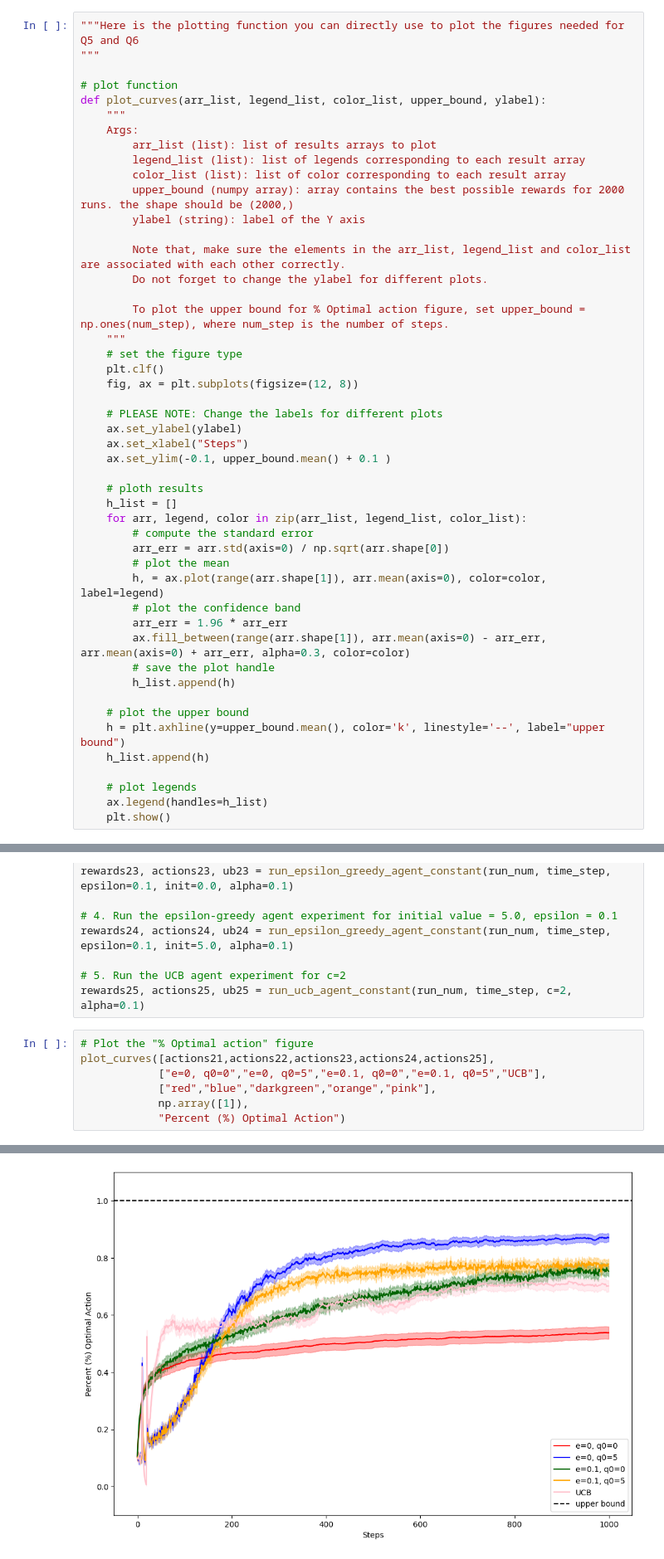
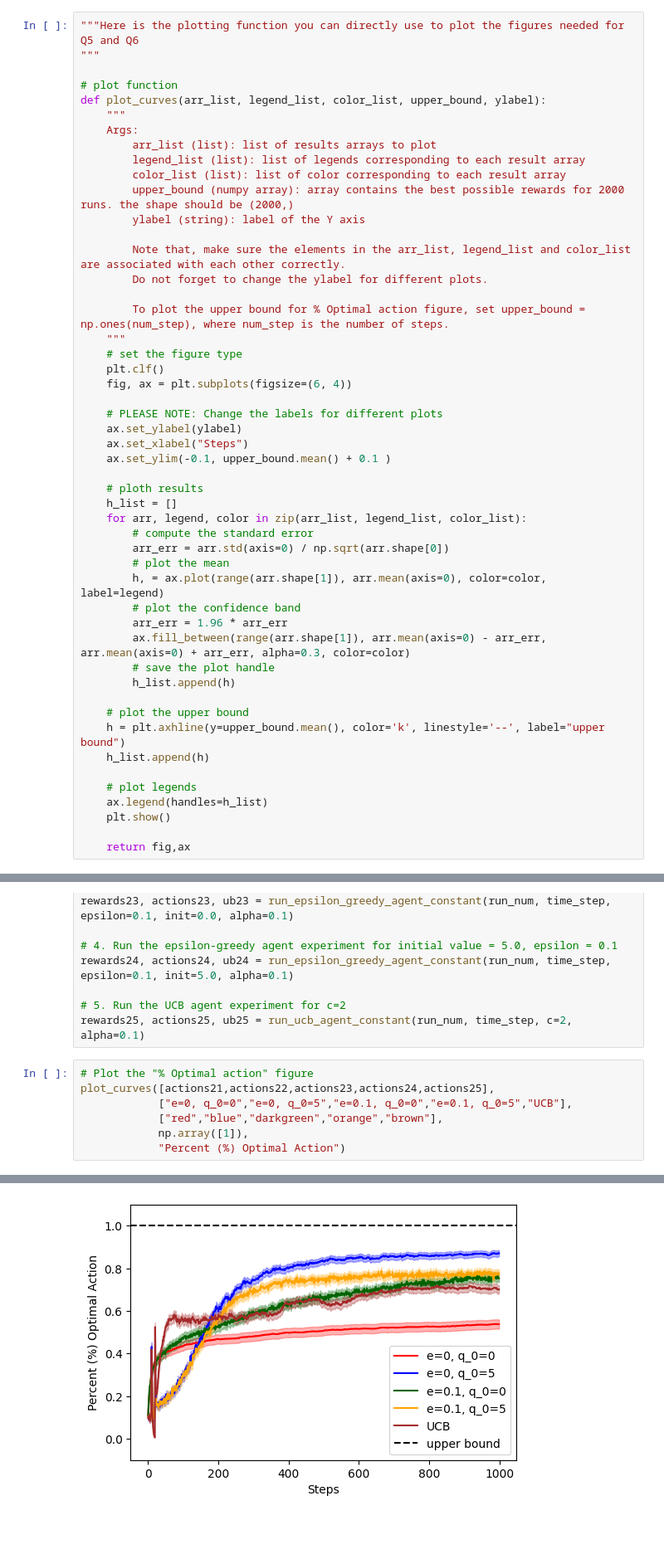
Before and after one commit to dbcometto/cs5180rl, a Jupyter notebook: homework/ex1_26spring.ipynb, the cells around one changed output, grey strips where cells are left out. Shown at 83% size. Cells and saved outputs as stored; diff of their text form; blank space fills up the shorter version.

```diff
--- a/homework/ex1_26spring.ipynb
+++ b/homework/ex1_26spring.ipynb
@@ -81,7 +81,7 @@ def plot_curves(arr_list, legend_list, color_list, upper_bound, ylabel):
     """
     # set the figure type
     plt.clf()
-    fig, ax = plt.subplots(figsize=(12, 8))
+    fig, ax = plt.subplots(figsize=(6, 4))
 
     # PLEASE NOTE: Change the labels for different plots
     ax.set_ylabel(ylabel)
@@ -108,6 +108,8 @@ def plot_curves(arr_list, legend_list, color_list, upper_bound, ylabel):
     # plot legends
     ax.legend(handles=h_list)
     plt.show()
+
+    return fig,ax
 # %% [markdown]
 # Q1: Implement 10-armed Bandit
 # %%
@@ -854,10 +862,10 @@ rewards25, actions25, ub25 = run_ucb_agent_constant(run_num, time_step, c=2, alp
 # %%
 # Plot the "% Optimal action" figure
 plot_curves([actions21,actions22,actions23,actions24,actions25],
-            ["e=0, q0=0","e=0, q0=5","e=0.1, q0=0","e=0.1, q0=5","UCB"],
-            ["red","blue","darkgreen","orange","pink"],
+            ["e=0, q_0=0","e=0, q_0=5","e=0.1, q_0=0","e=0.1, q_0=5","UCB"],
+            ["red","blue","darkgreen","orange","brown"],
             np.array([1]),
             "Percent (%) Optimal Action")
 # %% [output]
 <Figure size 640x480 with 0 Axes>
-[figure, old version]
+[figure, new version]
```
Also changed, not shown: parts of 6 cells of this notebook.
